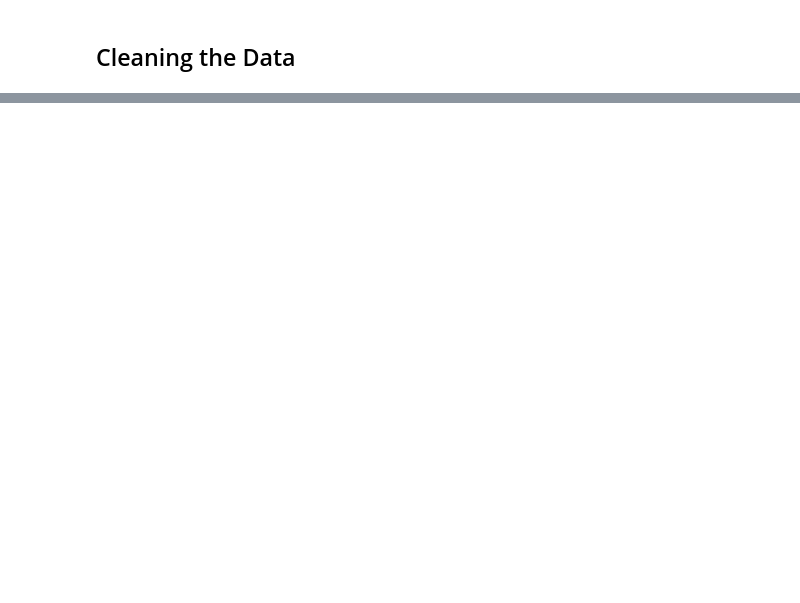
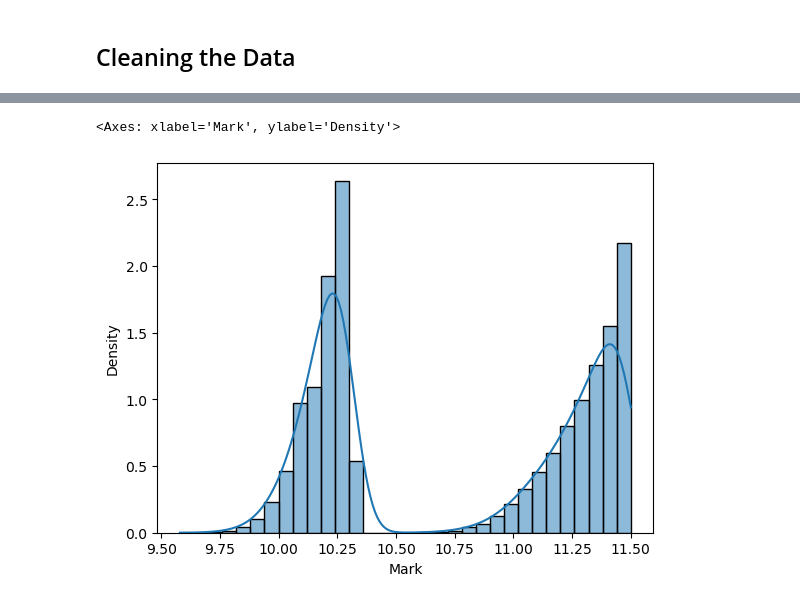
Before and after one commit to abarnes05/DS-final-project, a Jupyter notebook: Final Project.ipynb, the cells around one changed output, grey strips where cells are left out. Drawn from its saved outputs; the diff is of its cells as text; code cells hidden in the pictures; blank space fills up the shorter version.

```diff
--- a/Final Project.ipynb
+++ b/Final Project.ipynb
@@ -64,0 +132,13 @@ plt.scatter(x=data['Wind'], y=data['Score'])
+# %%
+# Narrowing down events and creating a dataframe for running (100m)
+running_df = filtered_df[filtered_df['Event'] == '100 Metres'].copy()
+
+# running_df.info()
+# running_df.describe()
+
+# Converting 'Mark' times to numeric instead of object dtype
+running_df['Mark'] = pd.to_numeric(running_df['Mark'], errors='coerce')
+running_df['Mark'].dtype
+running_df[['Mark', 'Event']].sample(50)
+
+# running_df.head()
@@ -64,0 +165,10 @@ plt.scatter(x=data['Wind'], y=data['Score'])
+# %%
+sns.histplot(
+    data=running_df,
+    x="Mark",
+    kde=True,
+    stat="density"
+)
+# %% [output]
+<Axes: xlabel='Mark', ylabel='Density'>
+[figure, added]
```
Also changed, not shown: parts of 19 cells of this notebook.
